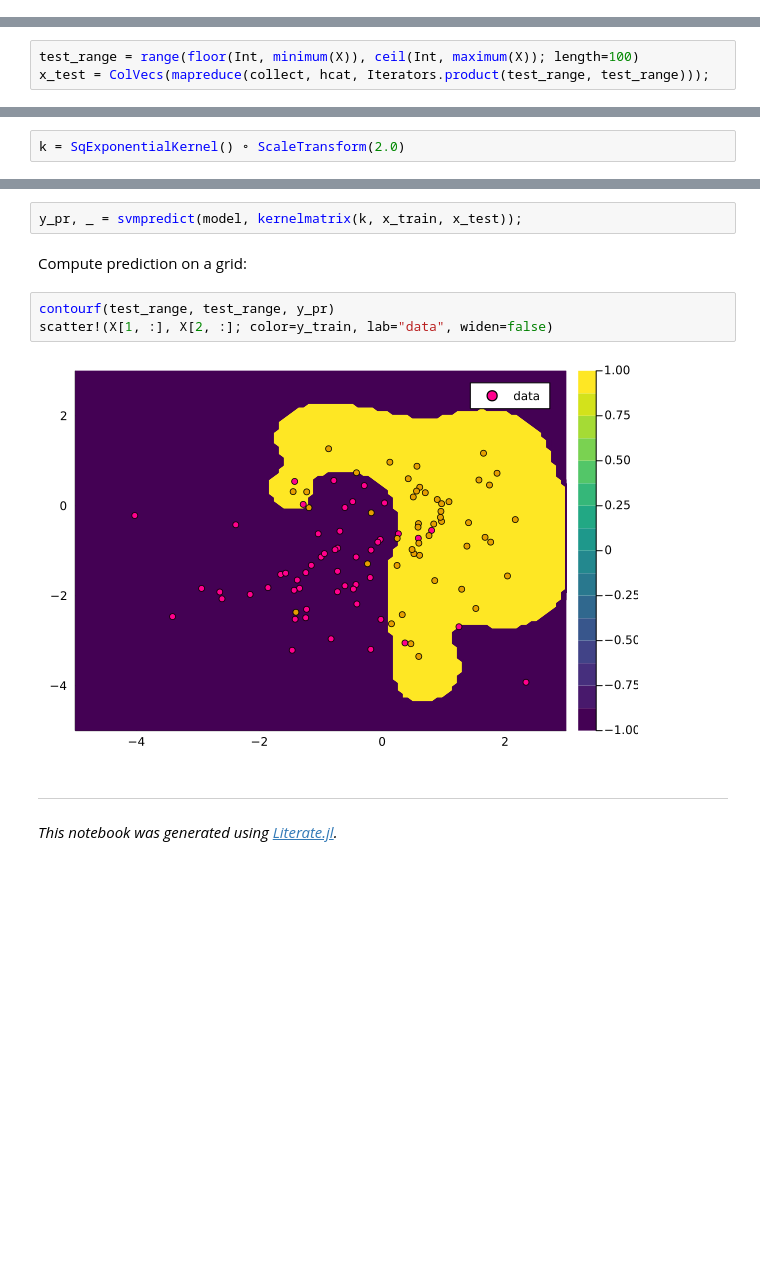
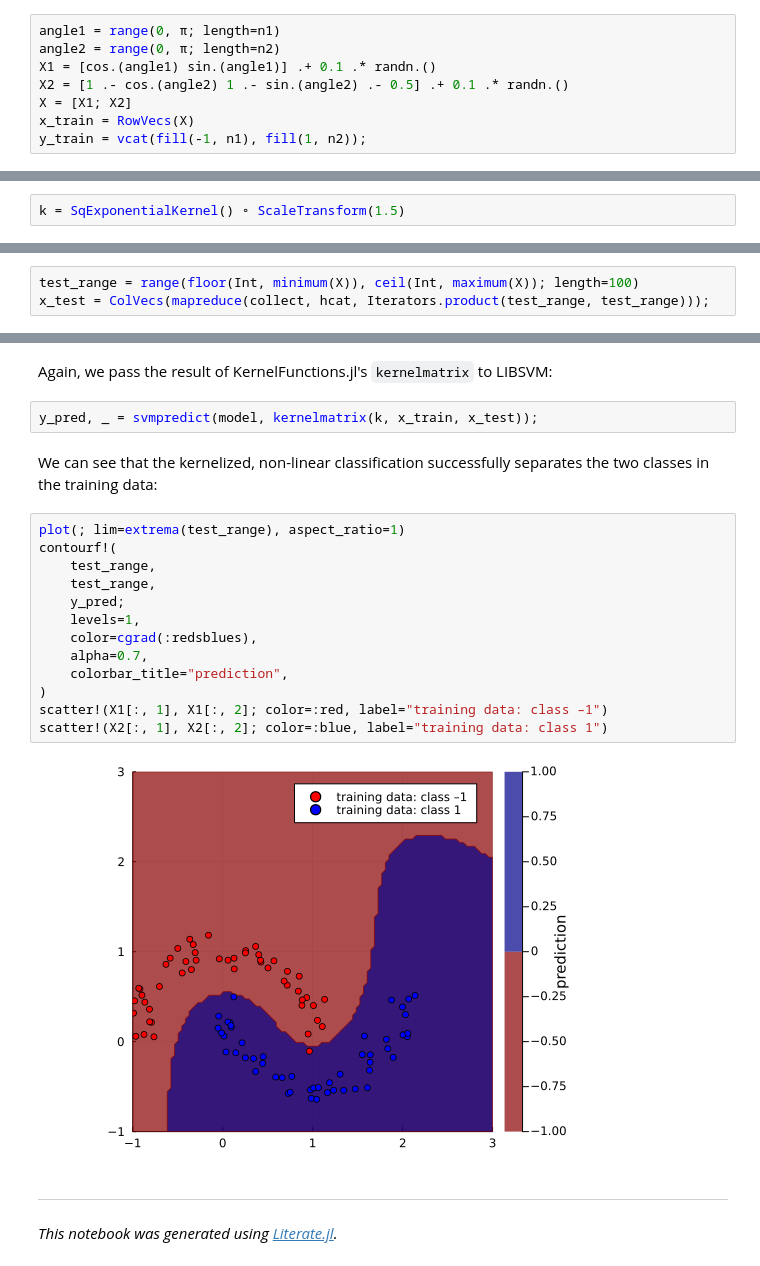
Before and after one commit to pitmonticone/KernelFunctions.jl, a Jupyter notebook: previews/PR400/examples/support-vector-machine.ipynb, the cells around one changed output, grey strips where cells are left out. Drawn from its saved outputs; the diff is of its cells as text; blank space fills up the shorter version.

```diff
--- a/previews/PR400/examples/support-vector-machine.ipynb
+++ b/previews/PR400/examples/support-vector-machine.ipynb
@@ -38,0 +31,8 @@ Create a 2D grid:
+# %%
+angle1 = range(0, π; length=n1)
+angle2 = range(0, π; length=n2)
+X1 = [cos.(angle1) sin.(angle1)] .+ 0.1 .* randn.()
+X2 = [1 .- cos.(angle2) 1 .- sin.(angle2) .- 0.5] .+ 0.1 .* randn.()
+X = [X1; X2]
+x_train = RowVecs(X)
+y_train = vcat(fill(-1, n1), fill(1, n2));
@@ -38,0 +43,2 @@ Create a 2D grid:
+# %%
+k = SqExponentialKernel() ∘ ScaleTransform(1.5)
@@ -44,2 +61,0 @@ Create kernel function:
-# %%
-k = SqExponentialKernel() ∘ ScaleTransform(2.0)
@@ -59,12 +62,24 @@ Precomputed matrix for prediction
+# %% [markdown]
+Again, we pass the result of KernelFunctions.jl's `kernelmatrix` to LIBSVM:
 # %%
-y_pr, _ = svmpredict(model, kernelmatrix(k, x_train, x_test));
+y_pred, _ = svmpredict(model, kernelmatrix(k, x_train, x_test));
-# %% [markdown]
-Compute prediction on a grid:
-# %%
-contourf(test_range, test_range, y_pr)
-scatter!(X[1, :], X[2, :]; color=y_train, lab="data", widen=false)
-# %% [output]
-[figure, removed]
+# %% [markdown]
+We can see that the kernelized, non-linear classification successfully separates the two classes in the training data:
+# %%
+plot(; lim=extrema(test_range), aspect_ratio=1)
+contourf!(
+    test_range,
+    test_range,
+    y_pred;
+    levels=1,
+    color=cgrad(:redsblues),
+    alpha=0.7,
+    colorbar_title="prediction",
+)
+scatter!(X1[:, 1], X1[:, 2]; color=:red, label="training data: class –1")
+scatter!(X2[:, 1], X2[:, 2]; color=:blue, label="training data: class 1")
+# %% [output]
+[figure, added]
 # %% [markdown]
 ---
 
```
Also changed, not shown: parts of 22 cells of this notebook, 31 other files.
